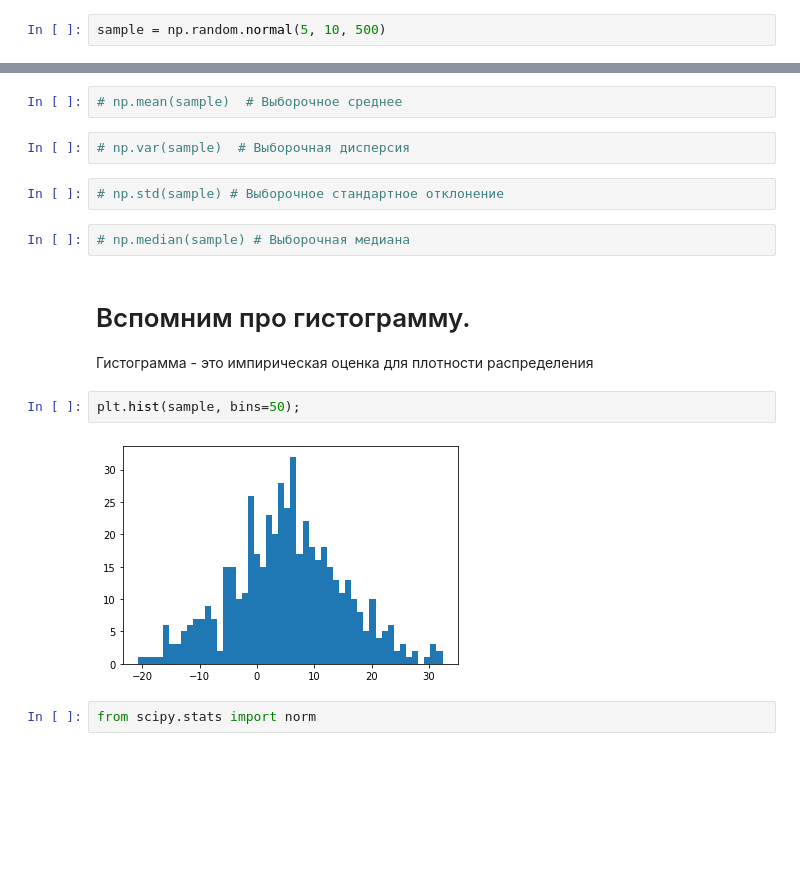
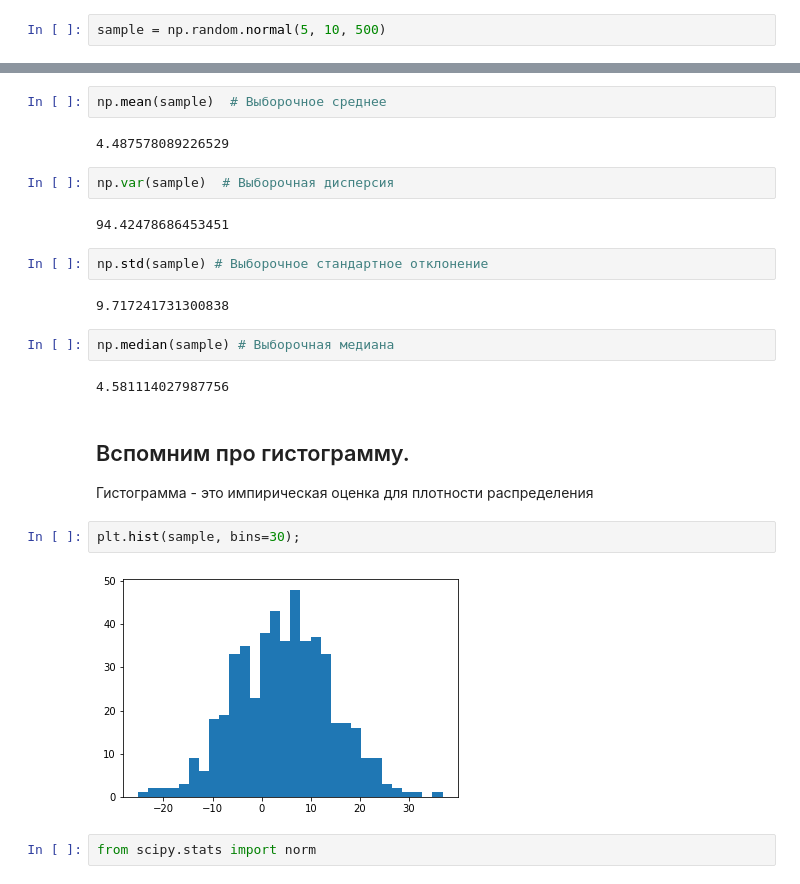
Before and after one commit to a-milenkin/mipt_data_science_2021, a Jupyter notebook: lessons/2-3_lessons.ipynb, the cells around one changed output, grey strips where cells are left out. Cells and saved outputs as stored; diff of their text form; blank space fills up the shorter version.

```diff
--- a/lessons/2-3_lessons.ipynb
+++ b/lessons/2-3_lessons.ipynb
@@ -333,18 +363,26 @@ sample = np.random.normal(5, 10, 500)
 # %%
-# np.mean(sample)  # Выборочное среднее
+np.mean(sample)  # Выборочное среднее
+# %% [output]
+4.487578089226529
 # %%
-# np.var(sample)  # Выборочная дисперсия
+np.var(sample)  # Выборочная дисперсия
+# %% [output]
+94.42478686453451
 # %%
-# np.std(sample) # Выборочное стандартное отклонение
+np.std(sample) # Выборочное стандартное отклонение
+# %% [output]
+9.717241731300838
 # %%
-# np.median(sample) # Выборочная медиана
+np.median(sample) # Выборочная медиана
+# %% [output]
+4.581114027987756
 # %% [markdown]
-# Вспомним про гистограмму.
+## Вспомним про гистограмму.
 Гистограмма - это импирическая оценка для плотности распределения
 # %%
-plt.hist(sample, bins=50);
+plt.hist(sample, bins=30);
 # %% [output]
-[figure, old version]
+[figure, new version]
 # %%
 from scipy.stats import norm
 # %%
```
Also changed, not shown: parts of 47 cells of this notebook, 1 other file.
